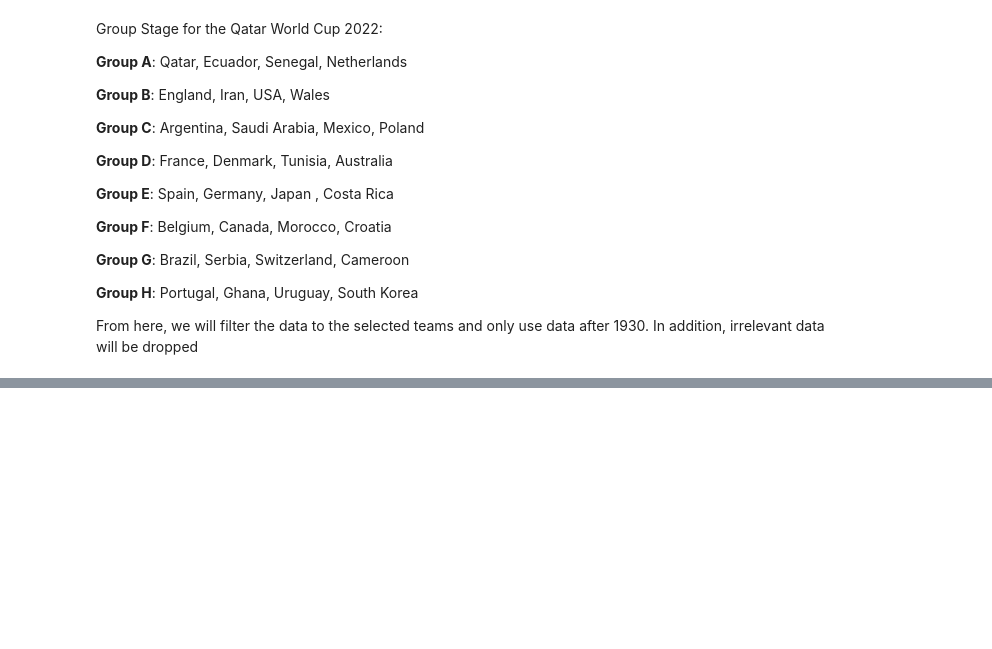
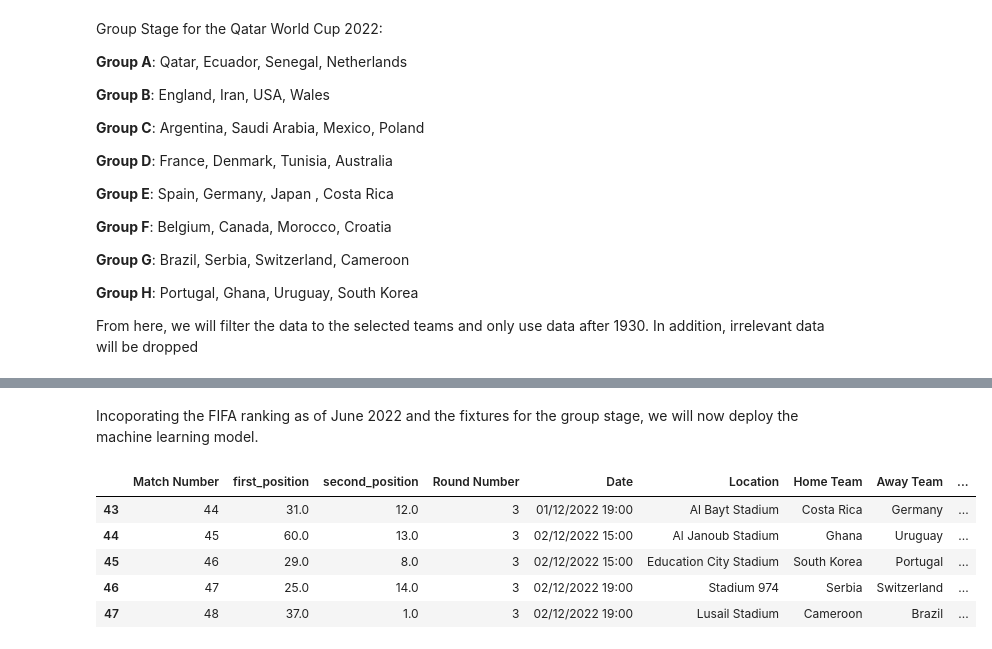
Before and after one commit to ktsim01/FIFA-World-Cup-2022-Prediction, a Jupyter notebook: World_Cup_2022_Prediction.ipynb, the cells around one changed output, grey strips where cells are left out. Drawn from its saved outputs; the diff is of its cells as text; code cells hidden in the pictures; blank space fills up the shorter version.

Commit message:
not sure if this actually works but we have predictions

```diff
--- a/World_Cup_2022_Prediction.ipynb
+++ b/World_Cup_2022_Prediction.ipynb
@@ -125,0 +185,24 @@ df_teams_1930.head()
+# %% [markdown]
+Incoporating the FIFA ranking as of June 2022 and the fixtures for the group stage, we will now deploy the machine learning model.
+# %%
+# Loading new datasets
+fixtures = pd.read_csv('fixtures.csv')
+ranking = pd.read_csv('fifa_rankings.csv', encoding = 'latin-1')
+
+# List for storing the group stage games
+pred_set = []
+
+# Create new columns with ranking position of each team
+fixtures.insert(1, 'first_position', fixtures['Home Team'].map(ranking.set_index('Team')['Position']))
+fixtures.insert(2, 'second_position', fixtures['Away Team'].map(ranking.set_index('Team')['Position']))
+
+# We only need the group stage games, so we have to slice the dataset
+fixtures = fixtures.iloc[:48, :]
+fixtures.tail()
+# %% [output]
+|  | Match Number | first_position | second_position | Round Number | Date | Location | Home Team | Away Team | ... |
+| 43 | 44 | 31.0 | 12.0 | 3 | 01/12/2022 19:00 | Al Bayt Stadium | Costa Rica | Germany | ... |
+| 44 | 45 | 60.0 | 13.0 | 3 | 02/12/2022 15:00 | Al Janoub Stadium | Ghana | Uruguay | ... |
+| 45 | 46 | 29.0 | 8.0 | 3 | 02/12/2022 15:00 | Education City Stadium | South Korea | Portugal | ... |
+| 46 | 47 | 25.0 | 14.0 | 3 | 02/12/2022 19:00 | Stadium 974 | Serbia | Switzerland | ... |
+| 47 | 48 | 37.0 | 1.0 | 3 | 02/12/2022 19:00 | Lusail Stadium | Cameroon | Brazil | ... |
```
Also changed, not shown: parts of 12 cells of this notebook.
